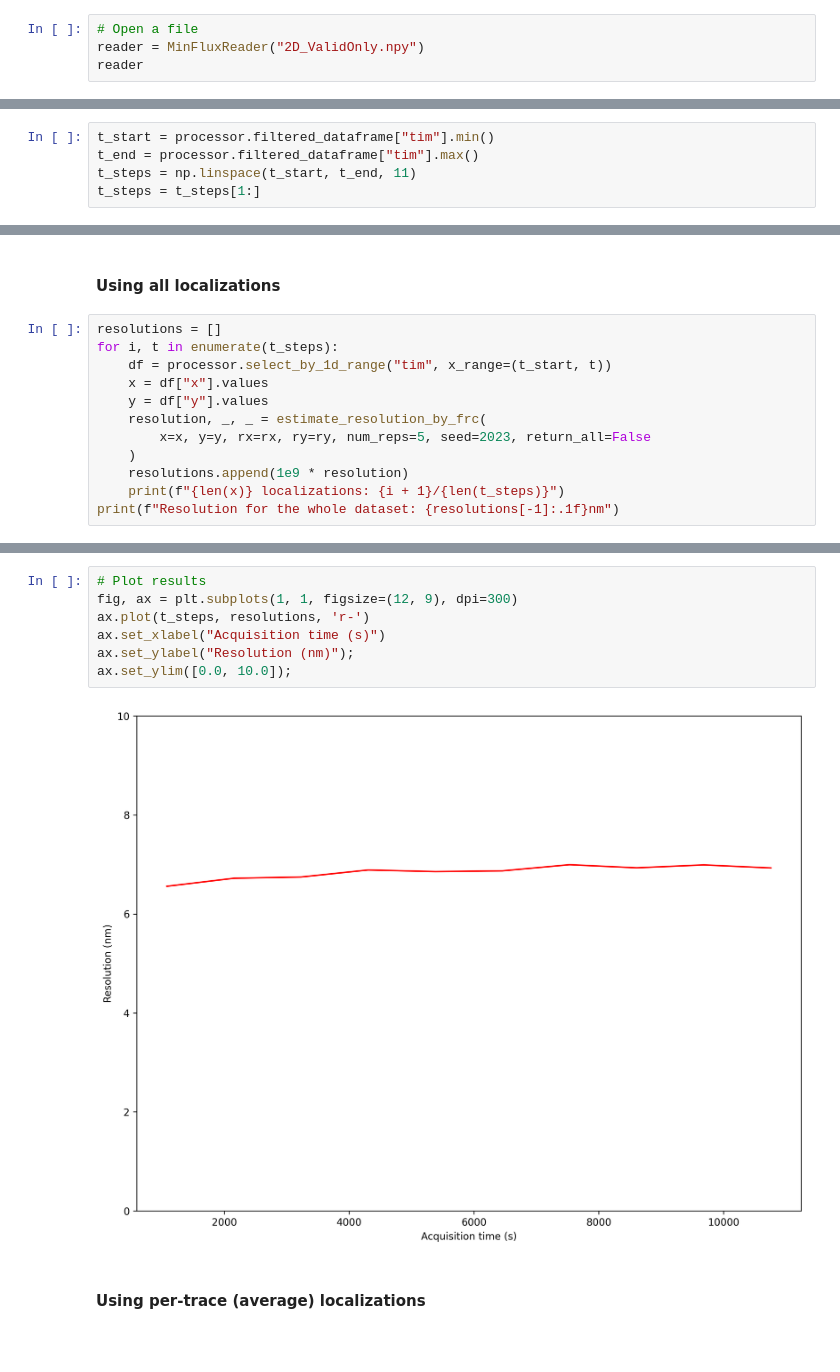
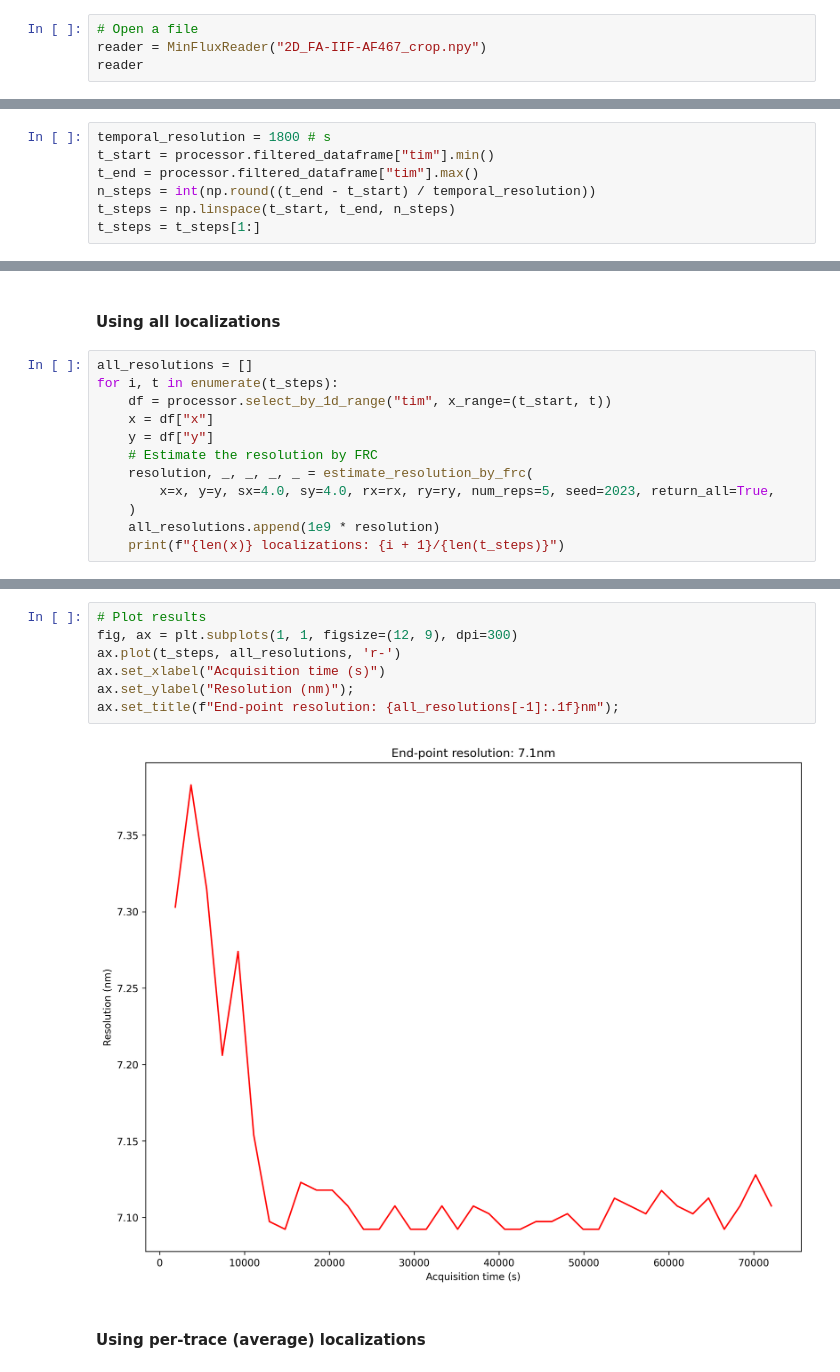
Before and after one commit to bsse-scf/pyMINFLUX, a Jupyter notebook: examples/processing.ipynb, the cells around one changed output, grey strips where cells are left out. Cells and saved outputs as stored; diff of their text form; blank space fills up the shorter version.

Commit message:
Change dataset for the example notebook.

```diff
--- a/examples/processing.ipynb
+++ b/examples/processing.ipynb
@@ -19,6 +19,6 @@ The complete pyMINFLUX API can be found on https://pyminflux.ethz.ch/api.
 ## Open a file and inspect data
 # %%
 # Open a file
-reader = MinFluxReader("2D_ValidOnly.npy")
+reader = MinFluxReader("2D_FA-IIF-AF467_crop.npy")
 reader
 # %% [output]
@@ -71,9 +76,11 @@ ax.set_title(f"Resolution = {1e9 * resolution:.1f}nm");
 # %% [markdown]
 ### Simulate resolution progression throughout acquisition
 # %%
+temporal_resolution = 1800 # s
 t_start = processor.filtered_dataframe["tim"].min()
 t_end = processor.filtered_dataframe["tim"].max()
-t_steps = np.linspace(t_start, t_end, 11)
+n_steps = int(np.round((t_end - t_start) / temporal_resolution))
+t_steps = np.linspace(t_start, t_end, n_steps)
 t_steps = t_steps[1:]
 # %%
 rx = (processor.filtered_dataframe["x"].min(), processor.filtered_dataframe["x"].max())
@@ -81,15 +88,15 @@ ry = (processor.filtered_dataframe["y"].min(), processor.filtered_dataframe["y"]
 # %% [markdown]
 #### Using all localizations
 # %%
-resolutions = []
+all_resolutions = []
 for i, t in enumerate(t_steps):
     df = processor.select_by_1d_range("tim", x_range=(t_start, t))
-    x = df["x"].values
-    y = df["y"].values
-    resolution, _, _ = estimate_resolution_by_frc(
-        x=x, y=y, rx=rx, ry=ry, num_reps=5, seed=2023, return_all=False
+    x = df["x"]
+    y = df["y"]
+    # Estimate the resolution by FRC
+    resolution, _, _, _, _ = estimate_resolution_by_frc(
+        x=x, y=y, sx=4.0, sy=4.0, rx=rx, ry=ry, num_reps=5, seed=2023, return_all=True,
     )
-    resolutions.append(1e9 * resolution)
+    all_resolutions.append(1e9 * resolution)
     print(f"{len(x)} localizations: {i + 1}/{len(t_steps)}")
-print(f"Resolution for the whole dataset: {resolutions[-1]:.1f}nm")
 # %% [output]
@@ -107,12 +120,12 @@ Resolution for the whole dataset: 6.9nm
 # %%
 # Plot results
 fig, ax = plt.subplots(1, 1, figsize=(12, 9), dpi=300)
-ax.plot(t_steps, resolutions, 'r-')
+ax.plot(t_steps, all_resolutions, 'r-')
 ax.set_xlabel("Acquisition time (s)")
 ax.set_ylabel("Resolution (nm)");
-ax.set_ylim([0.0, 10.0]);
+ax.set_title(f"End-point resolution: {all_resolutions[-1]:.1f}nm");
 # %% [output]
-[figure, old version]
+[figure, new version]
 # %% [markdown]
 #### Using per-trace (average) localizations
 # %%
```
Also changed, not shown: parts of 14 cells of this notebook, 2 other files.
